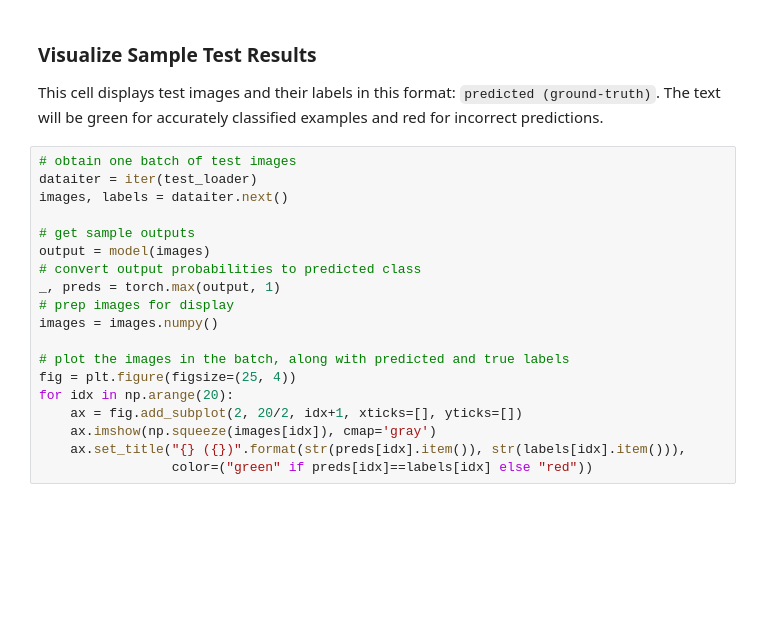
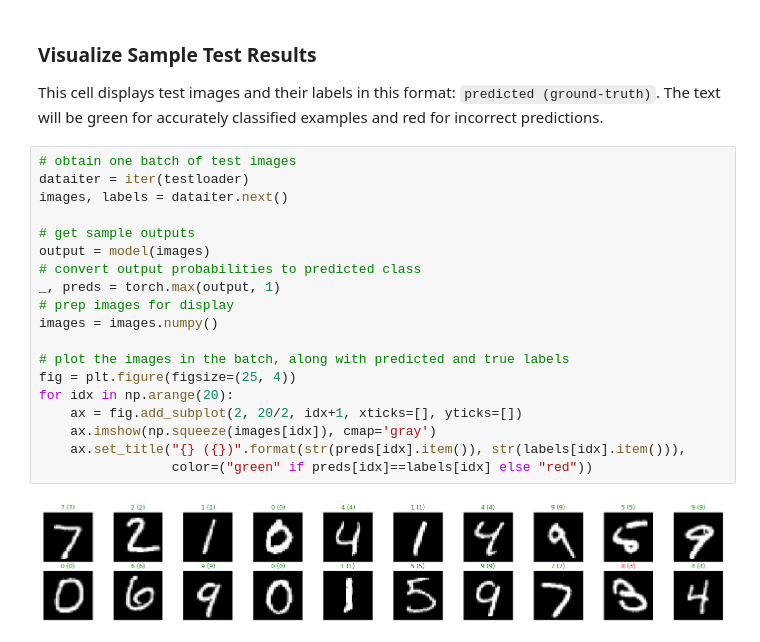
Before and after one commit to martinoywa/mnist-mlp-exercise, a Jupyter notebook: mnist_mlp_exercise.ipynb, the cells around one changed output. Saved outputs shown, nothing was run; the diff lists cells and outputs as text; blank space fills up the shorter version.

```diff
--- a/mnist_mlp_exercise.ipynb
+++ b/mnist_mlp_exercise.ipynb
@@ -283,20 +283,22 @@ Test Accuracy (Overall): 97% (9730/10000)
 This cell displays test images and their labels in this format: `predicted (ground-truth)`. The text will be green for accurately classified examples and red for incorrect predictions.
 # %%
 # obtain one batch of test images
-dataiter = iter(test_loader)
+dataiter = iter(testloader)
 images, labels = dataiter.next()
 
 # get sample outputs
 output = model(images)
 # convert output probabilities to predicted class
 _, preds = torch.max(output, 1)
 # prep images for display
 images = images.numpy()
 
 # plot the images in the batch, along with predicted and true labels
 fig = plt.figure(figsize=(25, 4))
 for idx in np.arange(20):
     ax = fig.add_subplot(2, 20/2, idx+1, xticks=[], yticks=[])
     ax.imshow(np.squeeze(images[idx]), cmap='gray')
     ax.set_title("{} ({})".format(str(preds[idx].item()), str(labels[idx].item())),
                  color=("green" if preds[idx]==labels[idx] else "red"))
+# %% [output]
+[figure, added]
```
